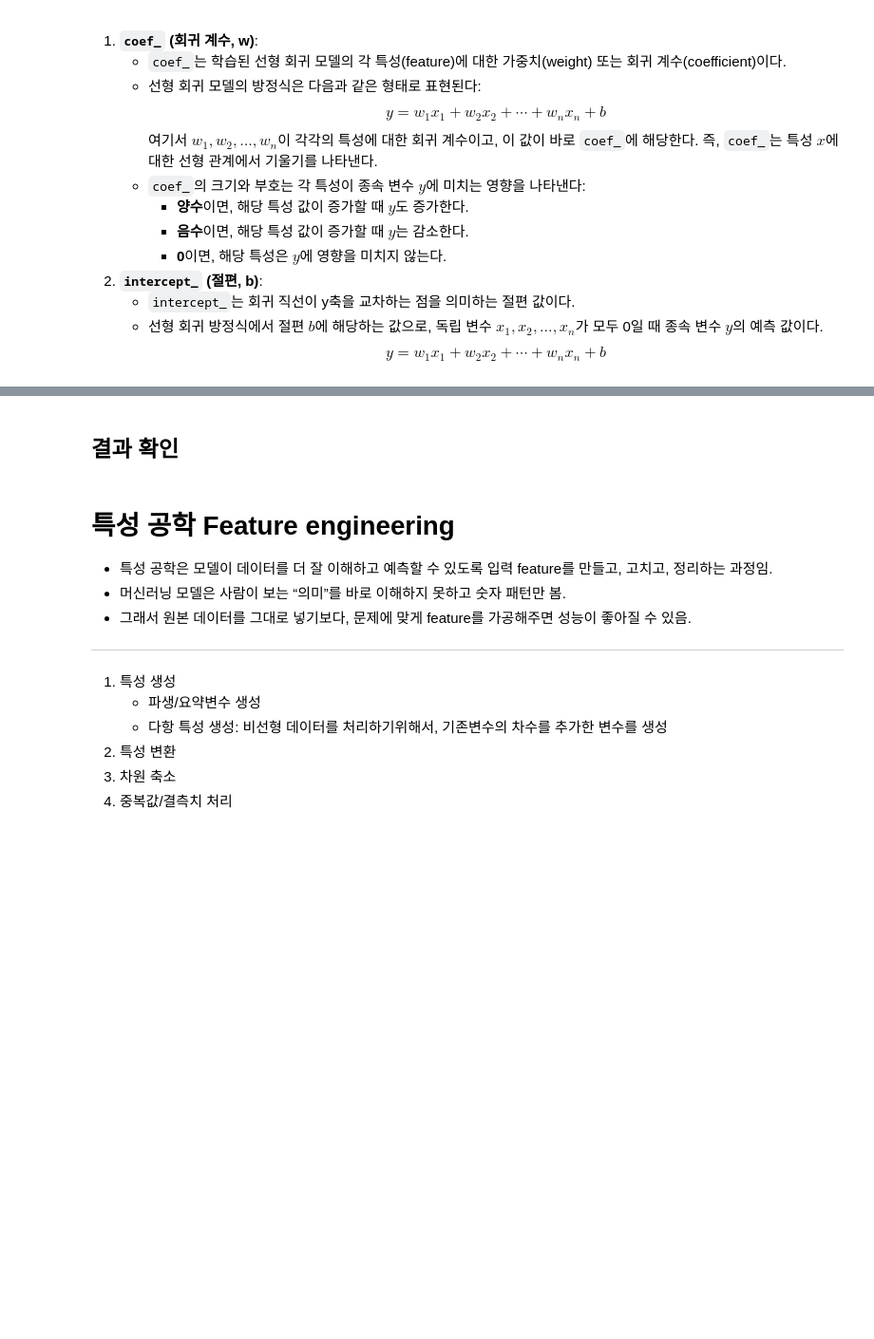
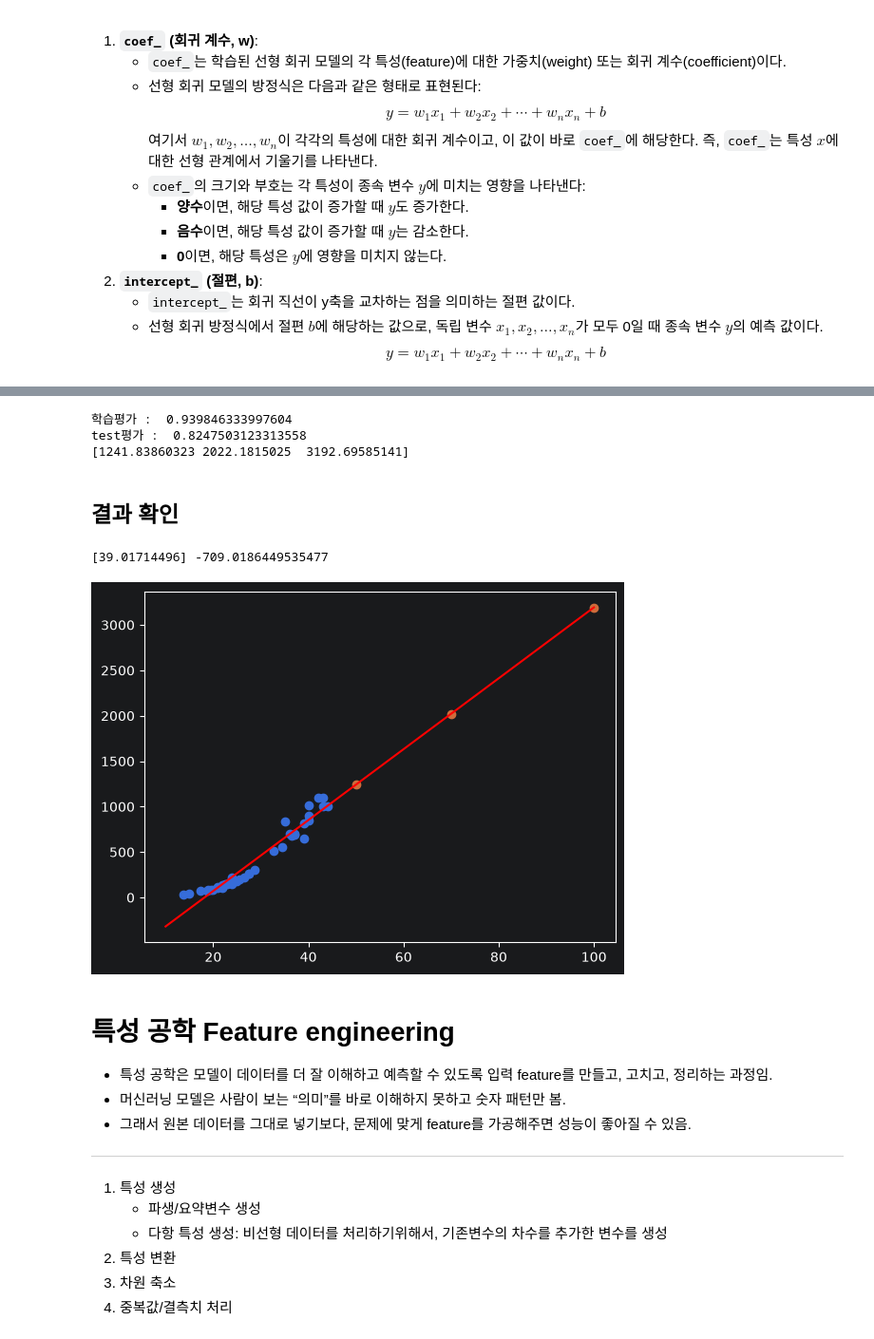
Before and after one commit to RabbitTasteDog-PRO/06_machine_learning, a Jupyter notebook: 02_regression/02_regression_overview.ipynb, the cells around one changed output, grey strips where cells are left out. Shown at 95% size. Cells and saved outputs as stored; diff of their text form; code cells hidden in the pictures; blank space fills up the shorter version.

```diff
--- a/02_regression/02_regression_overview.ipynb
+++ b/02_regression/02_regression_overview.ipynb
@@ -417,8 +441,87 @@ n_neighbors를 바꾸는 이유는 몇 개의 이웃을 참고할지에 따라
 | 기울기 | `x`가 1 증가할 때 `y`가 얼마나 변하는지 나타내는 값 | 길이가 1cm 늘 때 무게가 몇 g 늘어나는지 |
 | 회귀계수 | feature에 곱해지는 값. 기울기와 거의 같은 의미로 사용됨 | `w` |
 | 절편 | `x`가 0일 때의 예측값 | `b` |
+# %%
+from sklearn.linear_model import LinearRegression
+
+# LinearRegression() : 입력 X와 정답 y사이의 직선 관계를 학습하는 회귀 모델
+# 단일 Feature에서는 y = w(회귀개수) * x + b(절편) 형태의 기울기 w, 절편 b를 찾음
+
+# LinearRegression() : 입력값 X와 정답 y 사이의 관계를 가장 잘 설명하는 직선을 찾는 회귀 모델
+
+# 예를 들어 공부 시간(X)으로 시험 점수(y)를 예측한다면,
+# 공부 시간이 늘어날수록 점수가 얼마나 증가하는지 학습한다.
+# 단일 Feature에서는 아래와 같은 직선 식을 사용한다.
+# y = w * x + b
+# w : 기울기, x가 1 증가할 때 y가 얼마나 변하는지 나타냄
+# b : 절편, x가 0일 때의 기본 y값
+
+
+lin_reg = LinearRegression()
+lin_reg.fit(X_train, y_train)
+
+print("학습평가 : ", lin_reg.score(X_train, y_train))
+print("test평가 : ", lin_reg.score(X_test, y_test))
+
+# 예측
+# 학습이 끝난 선형 회귀 모델에게 새로운 X 값을 넣어서 y 값을 예측한다.
+#
+# 여기서는 50, 70, 100이라는 새로운 입력값을 넣었다.
+# 모델은 학습한 직선 관계를 기준으로
+# 각 입력값에 해당하는 예측 결과를 계산한다.
+#
+# KNN은 학습 데이터 범위 밖의 값에 약하지만,
+# 선형 회귀는 학습한 직선을 바탕으로 범위 밖의 값도 예측할 수 있다.
+pred = lin_reg.predict([[50], [70], [100]])
+
+# 예측된 결과를 출력한다.
+print(pred)
+
+# 해설:
+# 출력된 예측값은 각각 X가 50, 70, 100일 때의 예상 y 값이다.
+# 선형 회귀는 학습한 직선 y = w * x + b에 값을 대입해 결과를 계산한다.
+#
+# 예를 들어 출력이 [150, 210, 300]처럼 나왔다면,
+# X가 50일 때 y는 약 150,
+# X가 70일 때 y는 약 210,
+# X가 100일 때 y는 약 300으로 예측했다는 뜻이다.
+#
+# 이처럼 선형 회귀는 X가 커질수록 y도 일정한 비율로 증가하거나 감소한다고 보고
+# 새로운 값에 대한 예측을 만든다.
+# %% [output]
+학습평가 :  0.939846333997604
+test평가 :  0.8247503123313558
+[1241.83860323 2022.1815025  3192.69585141]
 # %% [markdown]
 ## 결과 확인
+# %%
+# 선형 회귀가 학습한 직선과 예측 위치를 그래프로 확인.
+
+# 파란 점: 훈련 데이터.
+plt.scatter(X_train, y_train)
+
+# 주황 점: 길이 50, 70, 100에 대한 선형 회귀 예측값(pred).
+plt.scatter([[50], [70], [100]], pred)
+
+# lin_reg.coef_: 학습된 기울기 w.
+# lin_reg.intercept_: 학습된 절편 b.
+# 단일 feature라서 coef_ 배열의 첫 번째 값을 사용함.
+w = lin_reg.coef_[0]
+b = lin_reg.intercept_
+
+print(lin_reg.coef_, lin_reg.intercept_)
+
+# 직선 y = w * x + b를 그리기 위한 x좌표와 y좌표를 만듦.
+line_x = np.array([10, 100])
+line_y = w * line_x + b
+
+# 빨간 선: 선형 회귀 모델이 학습한 예측 직선.
+plt.plot(line_x, line_y, color='red')
+
+plt.show()
+# %% [output]
+[39.01714496] -709.0186449535477
+[figure, added]
 # %% [markdown]
 # 특성 공학 Feature engineering
 - 특성 공학은 모델이 데이터를 더 잘 이해하고 예측할 수 있도록 입력 feature를 만들고, 고치고, 정리하는 과정임.
```
Also changed, not shown: parts of 15 cells of this notebook, 1 other file.
